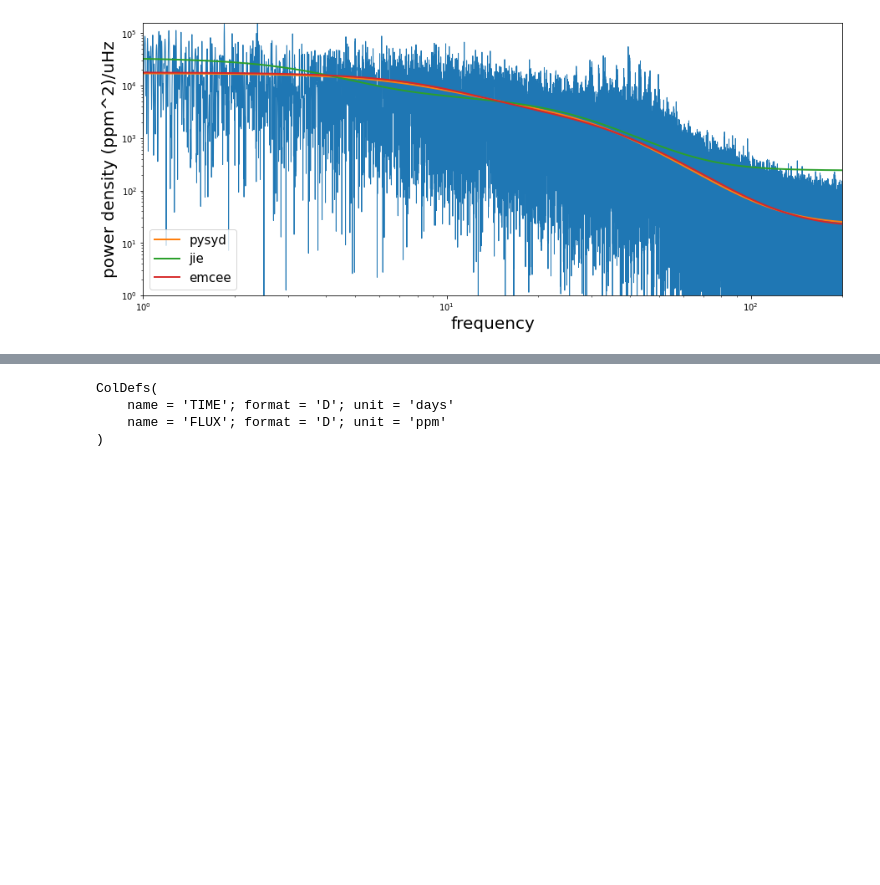
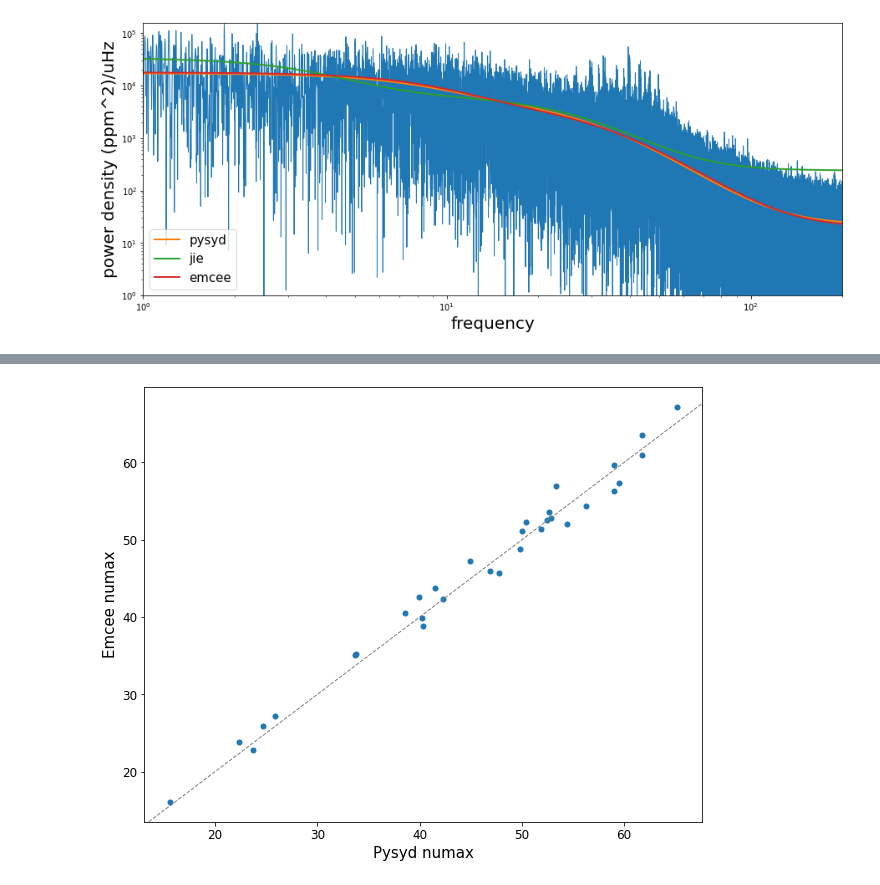
Before and after one commit to courtcraw/Notebooks, a Jupyter notebook: bg_comparisons.ipynb, the cells around one changed output, grey strips where cells are left out. Drawn from its saved outputs; the diff is of its cells as text; code cells hidden in the pictures; blank space fills up the shorter version.

```diff
--- a/bg_comparisons.ipynb
+++ b/bg_comparisons.ipynb
@@ -229,8 +447,9 @@ No.    Name      Ver    Type      Cards   Dimensions   Format
 # %%
-lightcurve[1].columns
+plt.scatter(pysyd_numax,emcee_numax)
+plt.axline((20, 20), slope=1,color='grey',linestyle='--')
+plt.xlabel('Pysyd numax')
+plt.ylabel('Emcee numax')
+plt.show()
 # %% [output]
-ColDefs(
-    name = 'TIME'; format = 'D'; unit = 'days'
-    name = 'FLUX'; format = 'D'; unit = 'ppm'
-)
+[figure, added]
 # %%
```
Also changed, not shown: parts of 9 cells of this notebook, 1 other file.
